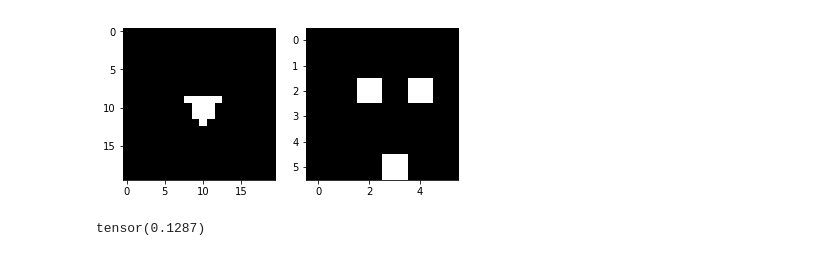
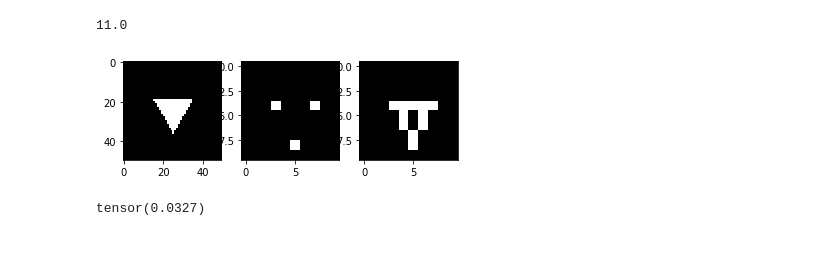
Before and after one commit to shengcheng/Material_Reconstruction_Correlation, a Jupyter notebook: exp.ipynb, the cells around one changed output. Cells and saved outputs as stored; diff of their text form; code cells hidden in the pictures.

```diff
--- a/exp.ipynb
+++ b/exp.ipynb
@@ -102,6 +102,20 @@ def triangle_filter(a, b):
 #             if(i * np.sqrt(3) + k1 - j >= 0 and i * (-np.sqrt(3)) + k2- j >= 0):
 #                 img[j, i] = 1
     return img.T
+
+def triangle_filter_line(a, b):
+    img = np.zeros([a, a])
+    k1 = a / 2 * (1 - np.sqrt(3)) + b / (np.sqrt(3))
+    k2 = a / 2 * (1 + np.sqrt(3)) + b / (np.sqrt(3))
+    for i in range(int(np.round(a / 2 - b / 2)), int(np.ceil(a / 2 + b / 2))):
+        for j in range(int(np.round(a / 2 - (b / (2 * np.sqrt(3))))), int(np.ceil(a / 2 + (b / (np.sqrt(3)))))):
+            if(np.abs(i * np.sqrt(3) + k1 - j) / 2 < 0.5 or np.abs(i * (-np.sqrt(3)) + k2- j) / 2 < 0.5 or \
+               np.abs(j - int(np.round(a / 2 - (b / (2 * np.sqrt(3))))))<=0.5):
+                img[j, i] = 1
+    img[int(np.round(a / 2 - (b / (2 * np.sqrt(3))))), int(np.round(a / 2 - b / 2))] = 1
+    img[int(np.round(a / 2 - (b / (2 * np.sqrt(3))))), int(np.round(a / 2 + b / 2))] = 1
+    img[int(np.ceil(a / 2 + (b / (np.sqrt(3))))), int(a/2)] = 1
+    return img
 # %%
 # %% main function
 step = 2
@@ -113,18 +127,24 @@ b = min_rectangle(x1, x2, x3, x4)
 b = np.asarray(b)
 d = generate_mask(b)
 # %%
-a = triangle_center(20, 5)
+a = triangle_center(50, 20)
 size = a.shape
-d = triangle_filter(6, 2)
-f, axarr = plt.subplots(1,2)
+d = triangle_filter(10, 4)
+e = triangle_filter_line(10, 4)
+print(np.sum(e))
+f, axarr = plt.subplots(1,3)
 axarr[0].imshow(a, cmap='gray')
 axarr[1].imshow(d, cmap='gray')
+axarr[2].imshow(e, cmap='gray')
 plt.show()
 # %% [output]
+11.0
-[figure, old version]
+[figure, new version]
 # %%
 # %% convert to pytorch code
-inputs = torch.from_numpy(a.reshape([1, 1, size[0], size[1]]))
+aa = np.rot90(np.rot90(a)).copy()
+inputs = torch.from_numpy(aa.reshape([1, 1, size[0], size[1]]))
+# inputs = torch.from_numpy(a.reshape([1, 1, size[0], size[1]]))
 inputs = inputs.type(torch.FloatTensor)
 inputs = Variable(inputs)
 weights = torch.from_numpy(d.reshape([1,1,d.shape[0], d.shape[1]]))
@@ -132,12 +152,14 @@ weights = weights.type(torch.FloatTensor)
 weights = Variable(weights)
 bias = Variable(torch.tensor([-2.0]))
 outputs = F.conv_transpose2d(weights, inputs, bias, padding=0)
-outputs = F.sigmoid(outputs)
+# outputs = F.conv2d(inputs, weights, bias, padding=5)
+# print(outputs.size())
+outputs = F.relu(outputs)
 outputs = torch.mean(outputs, dim=(1,2,3))
 outputs = torch.mean(outputs)
 print(outputs)
 # %% [output]
-tensor(0.1287)
+tensor(0.0327)
 # %%
 outputs.requires_grad = False
 weights.requires_grad = False
```
Also changed, not shown: parts of 16 cells of this notebook.
